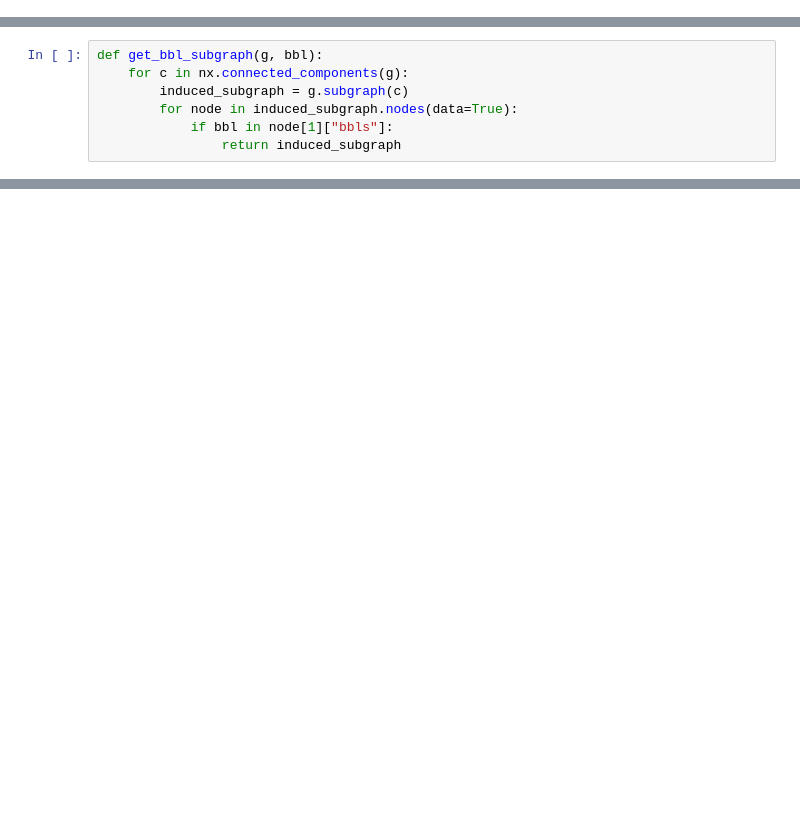
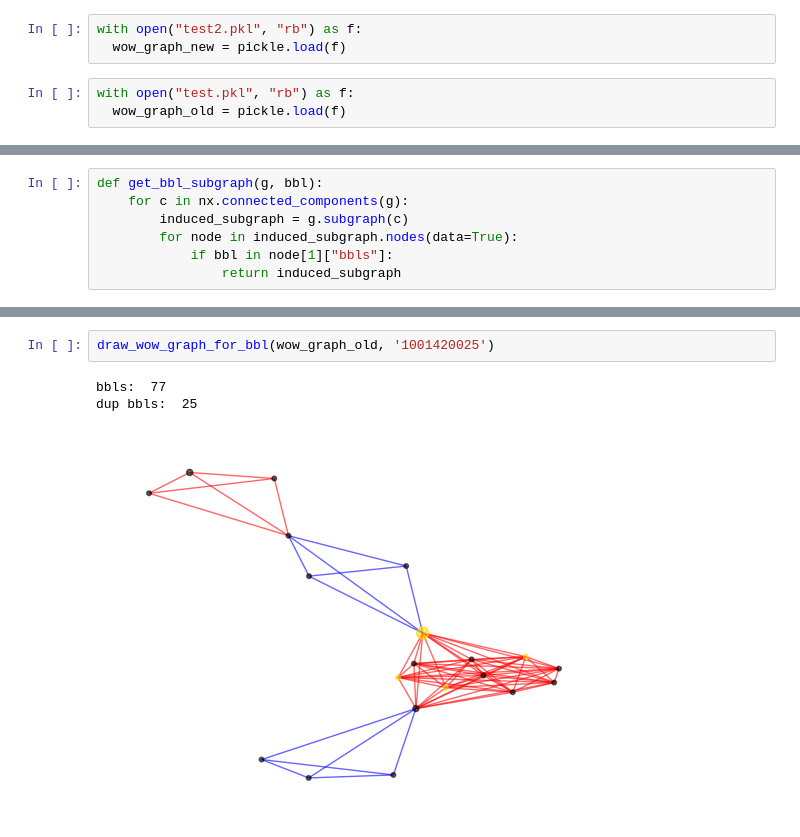
Before and after one commit to JustFixNYC/who-owns-what, a Jupyter notebook: wow_pruning_new.ipynb, the cells around one changed output, grey strips where cells are left out. Drawn from its saved outputs; the diff is of its cells as text; blank space fills up the shorter version.

```diff
--- a/wow_pruning_new.ipynb
+++ b/wow_pruning_new.ipynb
@@ -4,4 +4,10 @@ import matplotlib.pyplot as plt
 import pickle
 import itertools
 import collections
+# %%
+with open("test2.pkl", "rb") as f:
+  wow_graph_new = pickle.load(f)
+# %%
+with open("test.pkl", "rb") as f:
+  wow_graph_old = pickle.load(f)
 # %%
@@ -34,0 +60,6 @@ with open("test.pkl", "rb") as f:
+# %%
+draw_wow_graph_for_bbl(wow_graph_old, '1001420025')
+# %% [output]
+bbls:  77
+dup bbls:  25
+[figure, added]
```
Also changed, not shown: parts of 12 cells of this notebook.
